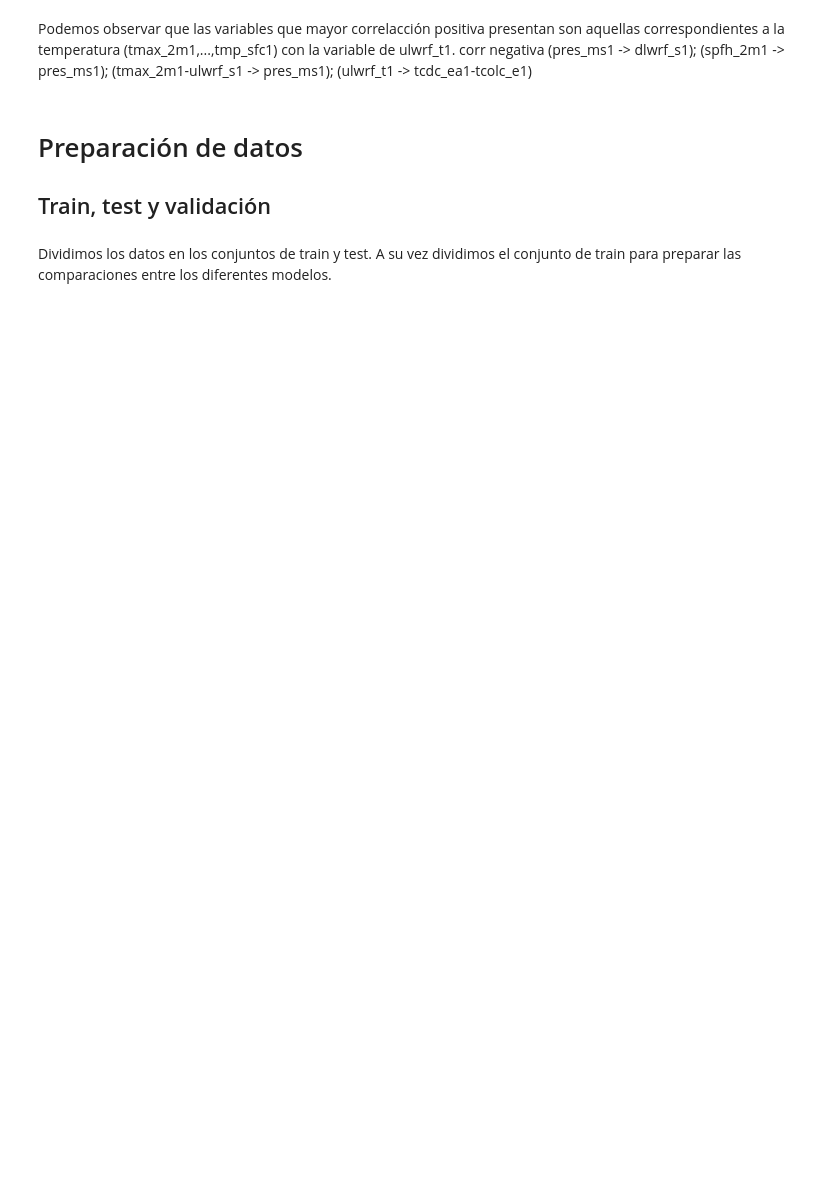
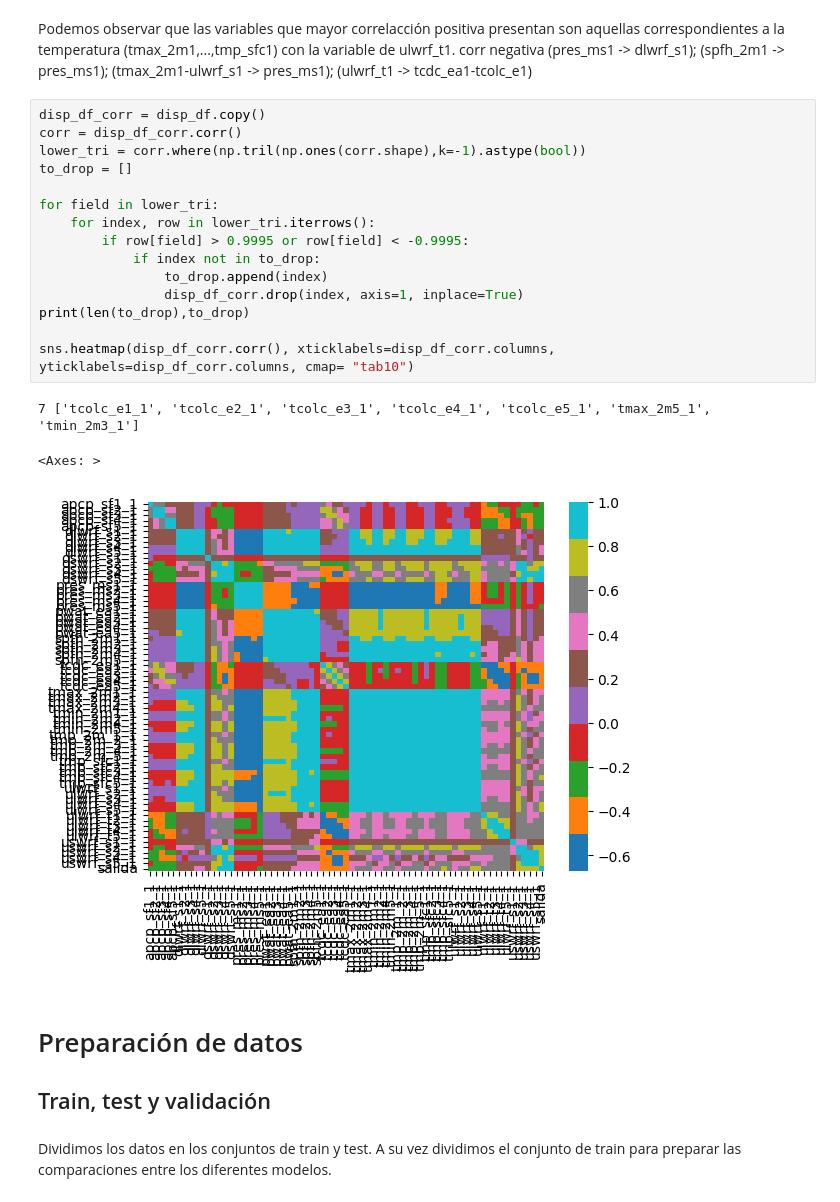
Before and after one commit to valentinacjim/PREDICCION-DE-LA-PRODUCCION-DE-ENERGIA-SOLAR, a Jupyter notebook: part1.ipynb, the cells around one changed output. Drawn from its saved outputs; the diff is of its cells as text; blank space fills up the shorter version.

```diff
--- a/part1.ipynb
+++ b/part1.ipynb
@@ -137,6 +138,25 @@ plt.show()
 # %% [markdown]
 Podemos observar que las variables que mayor correlacción positiva presentan son aquellas correspondientes a la temperatura (tmax_2m1,...,tmp_sfc1) con la variable de ulwrf_t1.
 corr negativa (pres_ms1 -> dlwrf_s1); (spfh_2m1 -> pres_ms1); (tmax_2m1-ulwrf_s1 -> pres_ms1); (ulwrf_t1 -> tcdc_ea1-tcolc_e1)
+# %%
+disp_df_corr = disp_df.copy()
+corr = disp_df_corr.corr()
+lower_tri = corr.where(np.tril(np.ones(corr.shape),k=-1).astype(bool))
+to_drop = []
+
+for field in lower_tri:
+    for index, row in lower_tri.iterrows():
+        if row[field] > 0.9995 or row[field] < -0.9995:
+            if index not in to_drop:
+                to_drop.append(index)
+                disp_df_corr.drop(index, axis=1, inplace=True)
+print(len(to_drop),to_drop)
+
+sns.heatmap(disp_df_corr.corr(), xticklabels=disp_df_corr.columns, yticklabels=disp_df_corr.columns, cmap= "tab10")
+# %% [output]
+7 ['tcolc_e1_1', 'tcolc_e2_1', 'tcolc_e3_1', 'tcolc_e4_1', 'tcolc_e5_1', 'tmax_2m5_1', 'tmin_2m3_1']
+<Axes: >
+[figure, added]
 # %% [markdown]
 # Preparación de datos
 ## Train, test y validación
```
Also changed, not shown: parts of 18 cells of this notebook, 1 other file.
